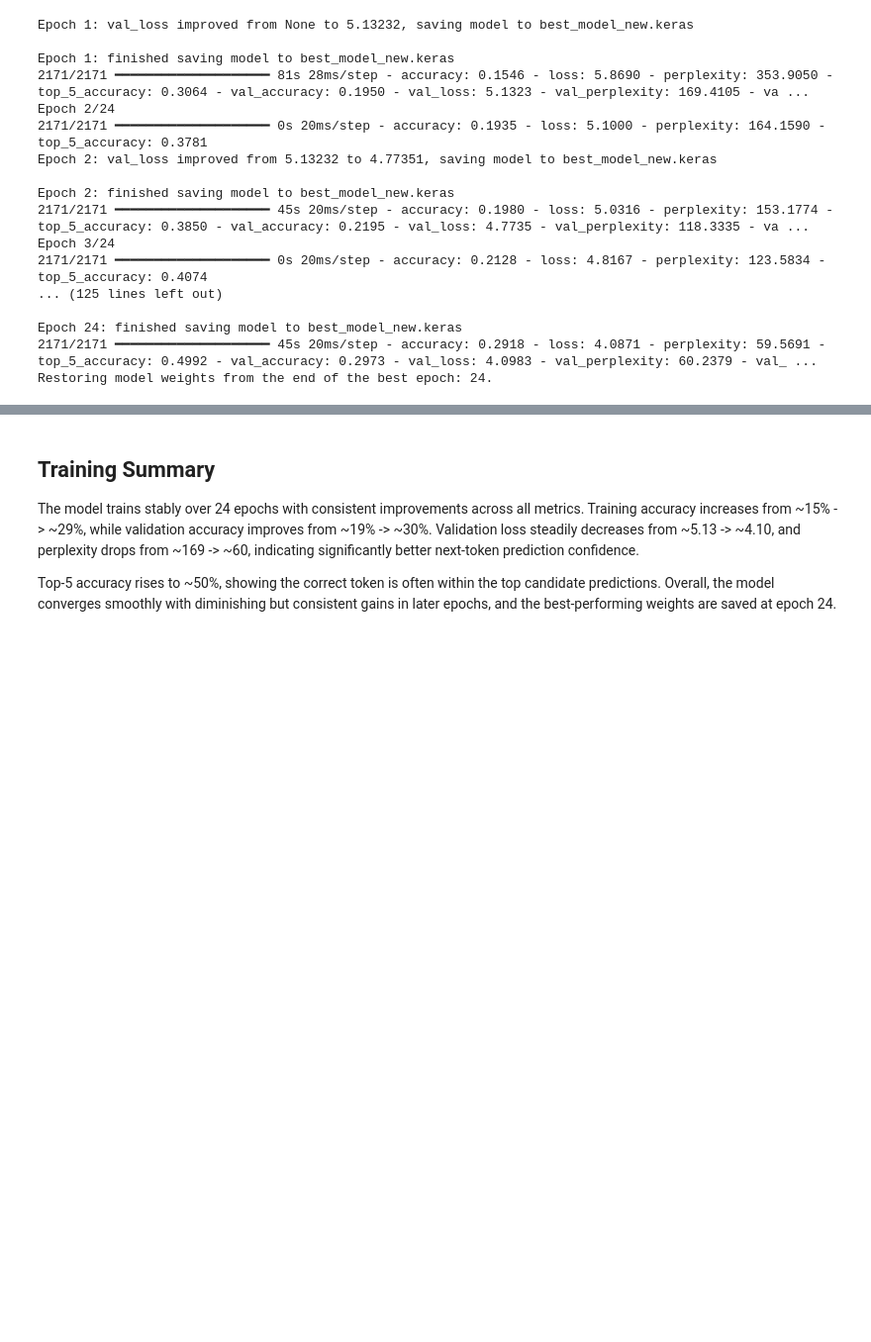
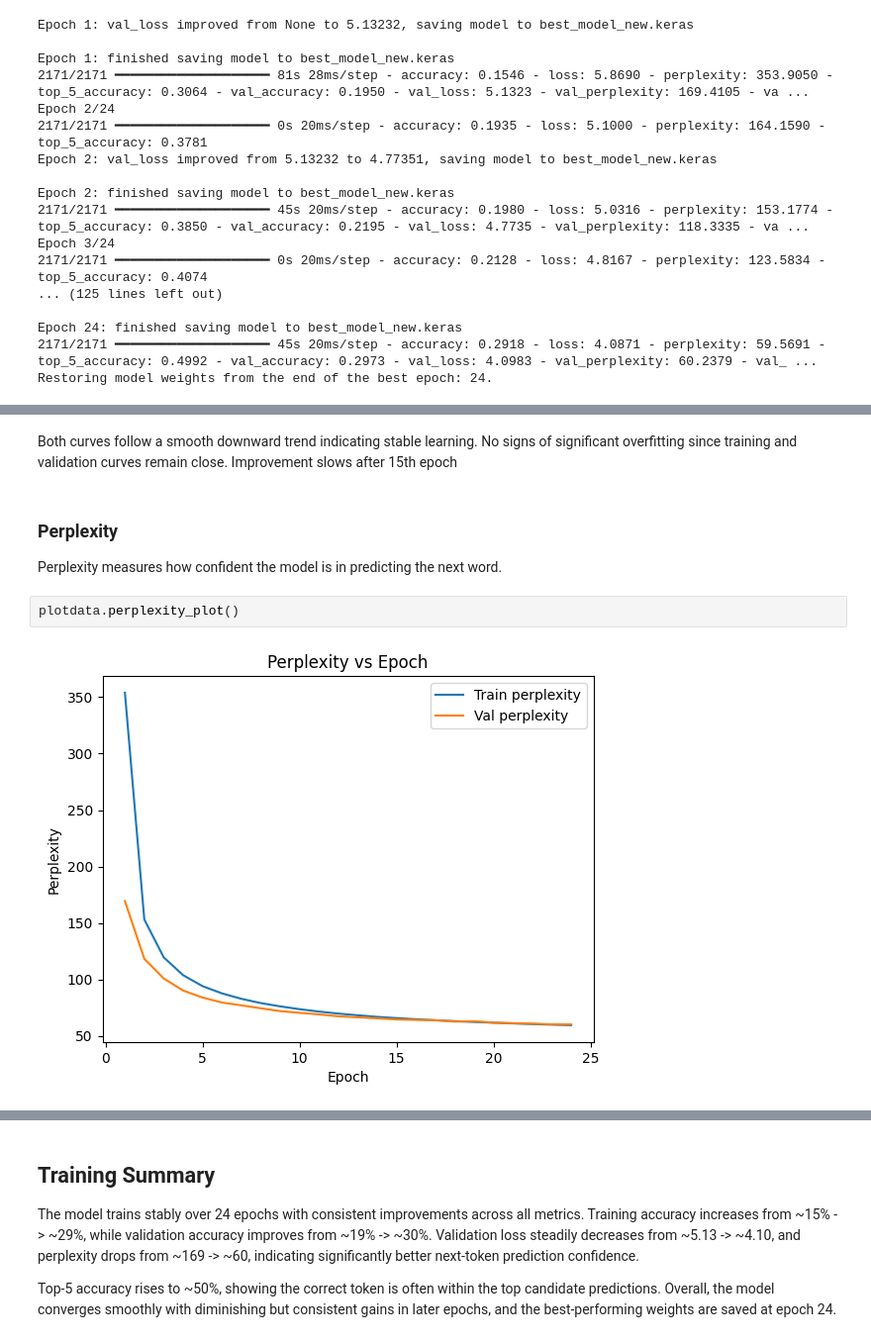
Before and after one commit to onnikiv/neural-networks-project, a Jupyter notebook: 4-wikitext-project/projectv4.ipynb, the cells around one changed output, grey strips where cells are left out. Shown at 99% size. Saved outputs shown, nothing was run; the diff lists cells and outputs as text; blank space fills up the shorter version.

```diff
--- a/4-wikitext-project/projectv4.ipynb
+++ b/4-wikitext-project/projectv4.ipynb
@@ -547,0 +576,12 @@ Restoring model weights from the end of the best epoch: 24.
+# %% [markdown]
+Both curves follow a smooth downward trend indicating stable learning.
+No signs of significant overfitting since training and validation curves remain close.
+Improvement slows after 15th epoch
+# %% [markdown]
+### Perplexity
+
+Perplexity measures how confident the model is in predicting the next word.
+# %%
+plotdata.perplexity_plot()
+# %% [output]
+[figure, added]
```
Also changed, not shown: parts of 11 cells of this notebook, 1 other file.
